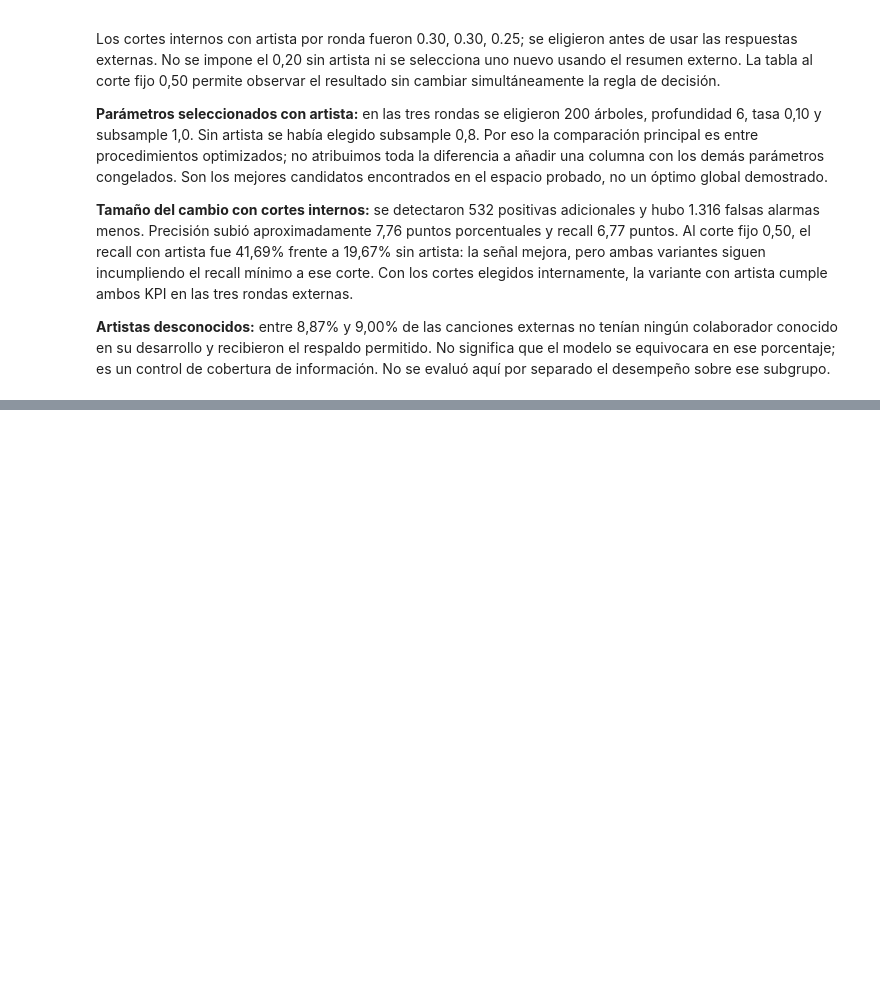
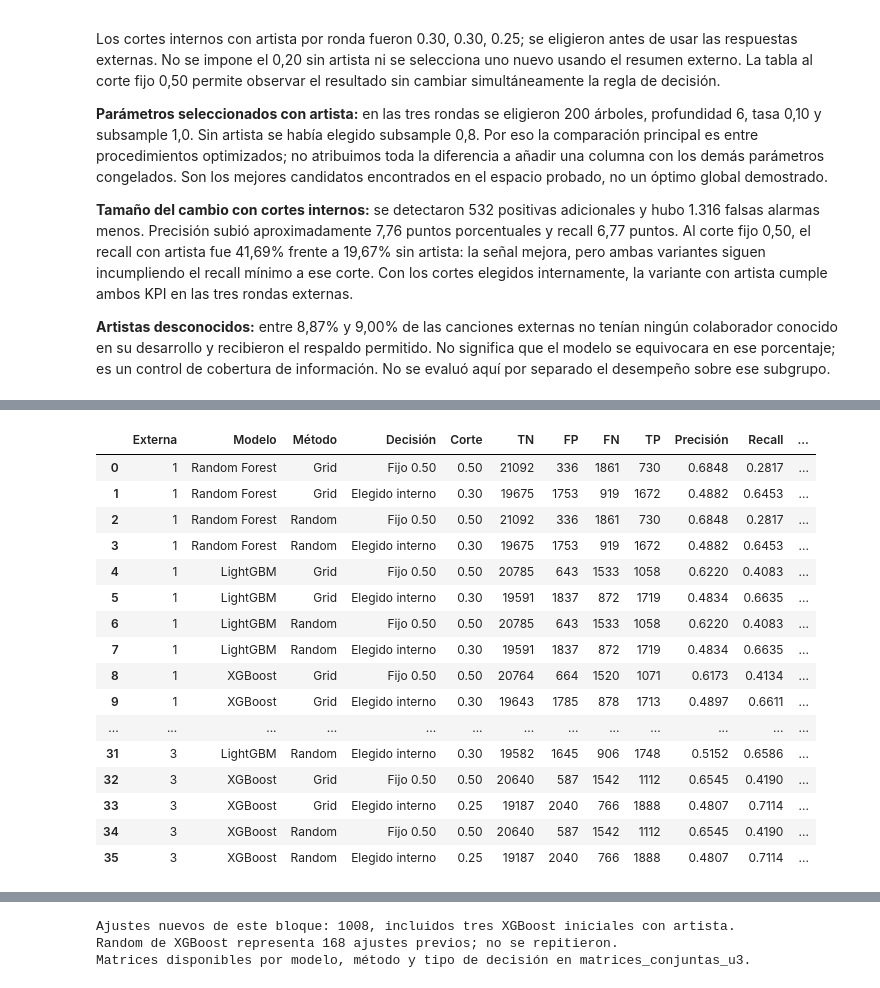
Before and after one commit to sparklyeonn/machine-learning, a Jupyter notebook: Spotify_Unidad_3.ipynb, the cells around one changed output, grey strips where cells are left out. Cells and saved outputs as stored; diff of their text form; code cells hidden in the pictures; blank space fills up the shorter version.

Commit message:
feat: agregar RandomForest + LightGBM, se incorporan hiperparametros

```diff
--- a/Spotify_Unidad_3.ipynb
+++ b/Spotify_Unidad_3.ipynb
@@ -2090,0 +3020,57 @@ Los cortes internos con artista por ronda fueron 0.30, 0.30, 0.25; se eligieron
+# %%
+def resumir_decisiones_conjuntas_u3(y, proba, decisiones):
+    tn, fp, fn, tp = confusion_matrix(y, decisiones, labels=[0, 1]).ravel()
+    precision = tp / (tp + fp) if tp + fp > 0 else np.nan
+    recall = recall_score(y, decisiones, zero_division=0)
+    return {"TN": int(tn), "FP": int(fp), "FN": int(fn), "TP": int(tp),
+        "Precisión": precision, "Recall": recall, "F1": f1_score(y, decisiones, zero_division=0),
+        "Accuracy": accuracy_score(y, decisiones), "ROC-AUC": roc_auc_score(y, proba),
+        "Average Precision": average_precision_score(y, proba),
+        "KPI precisión": "Cumple" if pd.notna(precision) and precision >= META_PRECISION else "No cumple",
+        "KPI recall": "Cumple" if recall >= META_RECALL else "No cumple",
+        "KPI simultáneos": "Cumple" if pd.notna(precision) and precision >= META_PRECISION and recall >= META_RECALL else "No cumple"}
+
+filas_resumen_externo_conjunto = []
+probas_conjuntas_por_pareja_u3 = {}
+preds_conjuntas_por_pareja_u3 = {}
+matrices_conjuntas_u3 = {}
+for modelo in espacios_conjuntos_u3:
+    for metodo in ["Grid", "Random"]:
+        proba = pd.Series(np.nan, index=y_train_u3.index, dtype="float64")
+        decisiones = pd.Series(pd.NA, index=y_train_u3.index, dtype="Int64")
+        for externa in range(1, PLIEGUES_EXTERNOS + 1):
+            r = evidencia_conjunta_u3[(externa, modelo, metodo)]
+            proba.loc[r["proba"].index] = r["proba"]
+            decisiones.loc[r["decision"].index] = r["decision"]
+        if proba.isna().any() or decisiones.isna().any() or not proba.between(0, 1).all():
+            raise ValueError("Predicciones externas incompletas o no válidas.")
+        probas_conjuntas_por_pareja_u3[(modelo, metodo)] = proba
+        preds_conjuntas_por_pareja_u3[(modelo, metodo)] = decisiones.astype("int64")
+        for tipo, pred in [("Fijo 0.50", proba.ge(0.50).astype("int8")), ("Elegido interno", decisiones.astype("int64"))]:
+            metricas = resumir_decisiones_conjuntas_u3(y_train_u3, proba, pred)
+            filas_resumen_externo_conjunto.append({"Modelo": modelo, "Método": metodo, "Decisión": tipo, **metricas})
+            matrices_conjuntas_u3[(modelo, metodo, tipo)] = pd.DataFrame(
+                [[metricas["TN"], metricas["FP"]], [metricas["FN"], metricas["TP"]]],
+                index=["Real 0", "Real 1"], columns=["Predice 0", "Predice 1"])
+metricas_selector_conjunto_u3 = resumir_decisiones_conjuntas_u3(y_train_u3, proba_seleccion_conjunta_u3, pred_seleccion_conjunta_u3.astype("int64"))
+filas_resumen_externo_conjunto.append({"Modelo": "Selección interna conjunta", "Método": "AP interna", "Decisión": "Elegido interno", **metricas_selector_conjunto_u3})
+resumen_externo_conjunto_u3 = pd.DataFrame(filas_resumen_externo_conjunto)
+inicial_xgb_artista_u3 = metricas_binarias_u3(y_train_u3, proba_xgb_inicial_artista_conjunta_u3, 0.50)
+comparacion_iniciales_conjunta_u3 = pd.DataFrame([
+    {"Modelo": modelo, "Etapa": "Inicial; corte 0.50", **m}
+    for modelo, m in [("Random Forest", metricas_rf_inicial_u3), ("LightGBM", metricas_lgb_inicial_u3), ("XGBoost", inicial_xgb_artista_u3)]
+])
+resumen_costos_conjunto_u3 = resumen_busquedas_conjuntas_u3.groupby(["Modelo", "Método"]).agg(
+    Configuraciones_representadas=("Configuraciones", "sum"), CV_representados=("CV representados", "sum"),
+    CV_nuevos=("CV nuevos", "sum"), Refits_nuevos=("Refits nuevos", "sum"), OOF_corte_nuevos=("OOF corte nuevos", "sum"),
+    Segundos_busqueda_y_refit=("Segundos búsqueda y refit", "sum"), Segundos_corte=("Segundos corte", "sum"))
+ajustes_nuevos_conjunto_u3 = int(resumen_busquedas_conjuntas_u3[["CV nuevos", "Refits nuevos", "OOF corte nuevos"]].to_numpy().sum()) + PLIEGUES_EXTERNOS
+
+display(comparacion_iniciales_conjunta_u3.round(6))
+display(resumen_externo_conjunto_u3.round(6))
+display(metricas_conjuntas_por_ronda_u3.round(4))
+display(resumen_costos_conjunto_u3.round(2))
+print(f"Ajustes nuevos de este bloque: {ajustes_nuevos_conjunto_u3}, incluidos tres XGBoost iniciales con artista.")
+print("Random de XGBoost representa 168 ajustes previos; no se repitieron.")
+print("Matrices disponibles por modelo, método y tipo de decisión en matrices_conjuntas_u3.")
+# %% [output]
@@ -2090,0 +3095,17 @@ Los cortes internos con artista por ronda fueron 0.30, 0.30, 0.25; se eligieron
+|  | Externa | Modelo | Método | Decisión | Corte | TN | FP | FN | TP | Precisión | Recall | ... |
+| 0 | 1 | Random Forest | Grid | Fijo 0.50 | 0.50 | 21092 | 336 | 1861 | 730 | 0.6848 | 0.2817 | ... |
+| 1 | 1 | Random Forest | Grid | Elegido interno | 0.30 | 19675 | 1753 | 919 | 1672 | 0.4882 | 0.6453 | ... |
+| 2 | 1 | Random Forest | Random | Fijo 0.50 | 0.50 | 21092 | 336 | 1861 | 730 | 0.6848 | 0.2817 | ... |
+| 3 | 1 | Random Forest | Random | Elegido interno | 0.30 | 19675 | 1753 | 919 | 1672 | 0.4882 | 0.6453 | ... |
+| 4 | 1 | LightGBM | Grid | Fijo 0.50 | 0.50 | 20785 | 643 | 1533 | 1058 | 0.6220 | 0.4083 | ... |
+| 5 | 1 | LightGBM | Grid | Elegido interno | 0.30 | 19591 | 1837 | 872 | 1719 | 0.4834 | 0.6635 | ... |
+| 6 | 1 | LightGBM | Random | Fijo 0.50 | 0.50 | 20785 | 643 | 1533 | 1058 | 0.6220 | 0.4083 | ... |
+| 7 | 1 | LightGBM | Random | Elegido interno | 0.30 | 19591 | 1837 | 872 | 1719 | 0.4834 | 0.6635 | ... |
+| 8 | 1 | XGBoost | Grid | Fijo 0.50 | 0.50 | 20764 | 664 | 1520 | 1071 | 0.6173 | 0.4134 | ... |
+| 9 | 1 | XGBoost | Grid | Elegido interno | 0.30 | 19643 | 1785 | 878 | 1713 | 0.4897 | 0.6611 | ... |
+| ... | ... | ... | ... | ... | ... | ... | ... | ... | ... | ... | ... | ... |
+| 31 | 3 | LightGBM | Random | Elegido interno | 0.30 | 19582 | 1645 | 906 | 1748 | 0.5152 | 0.6586 | ... |
+| 32 | 3 | XGBoost | Grid | Fijo 0.50 | 0.50 | 20640 | 587 | 1542 | 1112 | 0.6545 | 0.4190 | ... |
+| 33 | 3 | XGBoost | Grid | Elegido interno | 0.25 | 19187 | 2040 | 766 | 1888 | 0.4807 | 0.7114 | ... |
+| 34 | 3 | XGBoost | Random | Fijo 0.50 | 0.50 | 20640 | 587 | 1542 | 1112 | 0.6545 | 0.4190 | ... |
+| 35 | 3 | XGBoost | Random | Elegido interno | 0.25 | 19187 | 2040 | 766 | 1888 | 0.4807 | 0.7114 | ... |
@@ -2090,0 +3120,3 @@ Los cortes internos con artista por ronda fueron 0.30, 0.30, 0.25; se eligieron
+Ajustes nuevos de este bloque: 1008, incluidos tres XGBoost iniciales con artista.
+Random de XGBoost representa 168 ajustes previos; no se repitieron.
+Matrices disponibles por modelo, método y tipo de decisión en matrices_conjuntas_u3.
```
Also changed, not shown: parts of 30 cells of this notebook.
